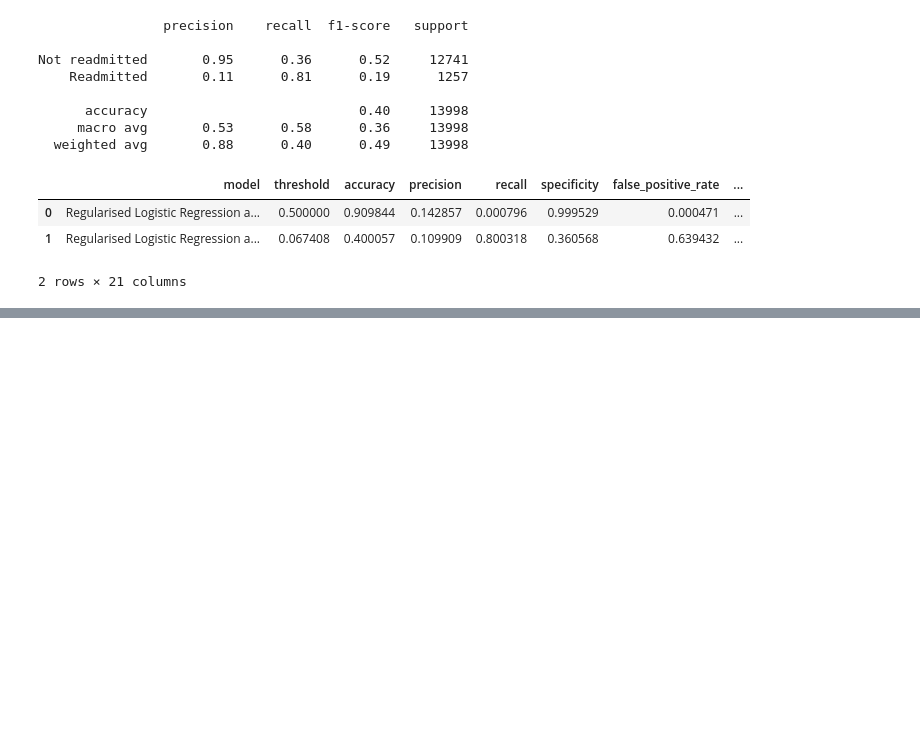
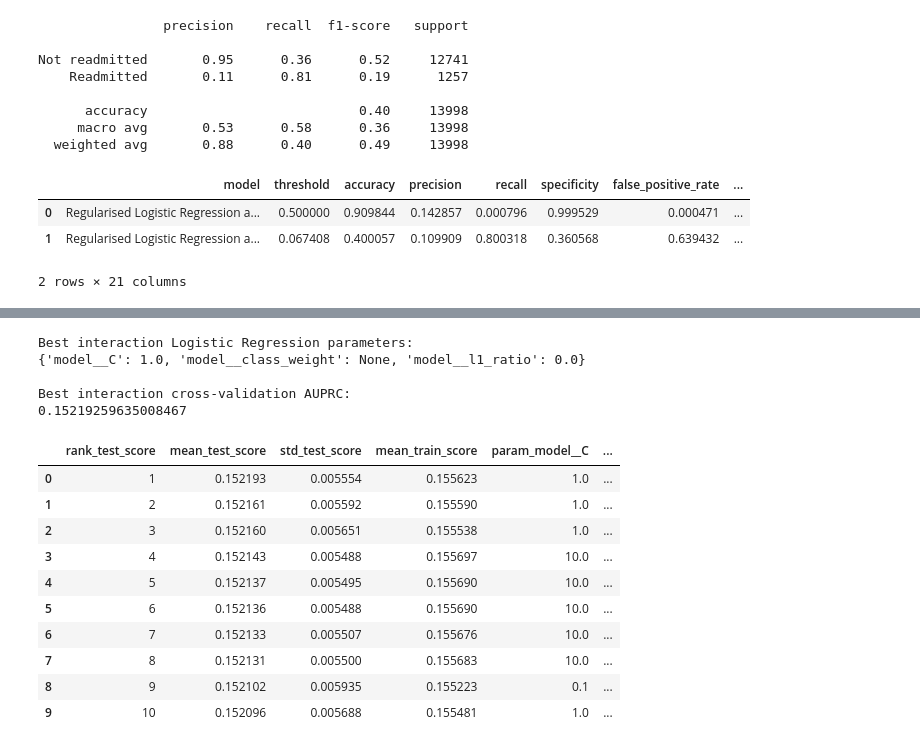
Before and after one commit to mxh210/Summer-Individual-Project, a Jupyter notebook: Processing_Pipeline/03_logistic_regression_model_optimisation.ipynb, the cells around one changed output, grey strips where cells are left out. Cells and saved outputs as stored; diff of their text form; code cells hidden in the pictures; blank space fills up the shorter version.

Commit message:
Regularised logistic regression part done

```diff
--- a/Processing_Pipeline/03_logistic_regression_model_optimisation.ipynb
+++ b/Processing_Pipeline/03_logistic_regression_model_optimisation.ipynb
@@ -902,0 +1087,55 @@ additive_validation_comparison
+# %%
+print(
+    "Best interaction Logistic Regression parameters:"
+)
+print(interaction_log_reg_search.best_params_)
+
+print(
+    "\nBest interaction cross-validation AUPRC:"
+)
+print(interaction_log_reg_search.best_score_)
+
+interaction_cv_results = pd.DataFrame(
+    interaction_log_reg_search.cv_results_
+)
+
+interaction_cv_results_selected = (
+    interaction_cv_results[
+        [
+            "rank_test_score",
+            "mean_test_score",
+            "std_test_score",
+            "mean_train_score",
+            "param_model__C",
+            "param_model__l1_ratio",
+            "param_model__class_weight"
+        ]
+    ]
+    .sort_values("rank_test_score")
+    .reset_index(drop=True)
+)
+
+interaction_cv_results_selected.to_csv(
+    OUTPUT_DIR
+    / "regularised_logistic_regression_interaction_cv_results.csv",
+    index=False
+)
+
+interaction_cv_results_selected.head(10)
+# %% [output]
+Best interaction Logistic Regression parameters:
+{'model__C': 1.0, 'model__class_weight': None, 'model__l1_ratio': 0.0}
+
+Best interaction cross-validation AUPRC:
+0.15219259635008467
+|  | rank_test_score | mean_test_score | std_test_score | mean_train_score | param_model__C | ... |
+| 0 | 1 | 0.152193 | 0.005554 | 0.155623 | 1.0 | ... |
+| 1 | 2 | 0.152161 | 0.005592 | 0.155590 | 1.0 | ... |
+| 2 | 3 | 0.152160 | 0.005651 | 0.155538 | 1.0 | ... |
+| 3 | 4 | 0.152143 | 0.005488 | 0.155697 | 10.0 | ... |
+| 4 | 5 | 0.152137 | 0.005495 | 0.155690 | 10.0 | ... |
+| 5 | 6 | 0.152136 | 0.005488 | 0.155690 | 10.0 | ... |
+| 6 | 7 | 0.152133 | 0.005507 | 0.155676 | 10.0 | ... |
+| 7 | 8 | 0.152131 | 0.005500 | 0.155683 | 10.0 | ... |
+| 8 | 9 | 0.152102 | 0.005935 | 0.155223 | 0.1 | ... |
+| 9 | 10 | 0.152096 | 0.005688 | 0.155481 | 1.0 | ... |
```
Also changed, not shown: parts of 14 cells of this notebook, 4 other files.
